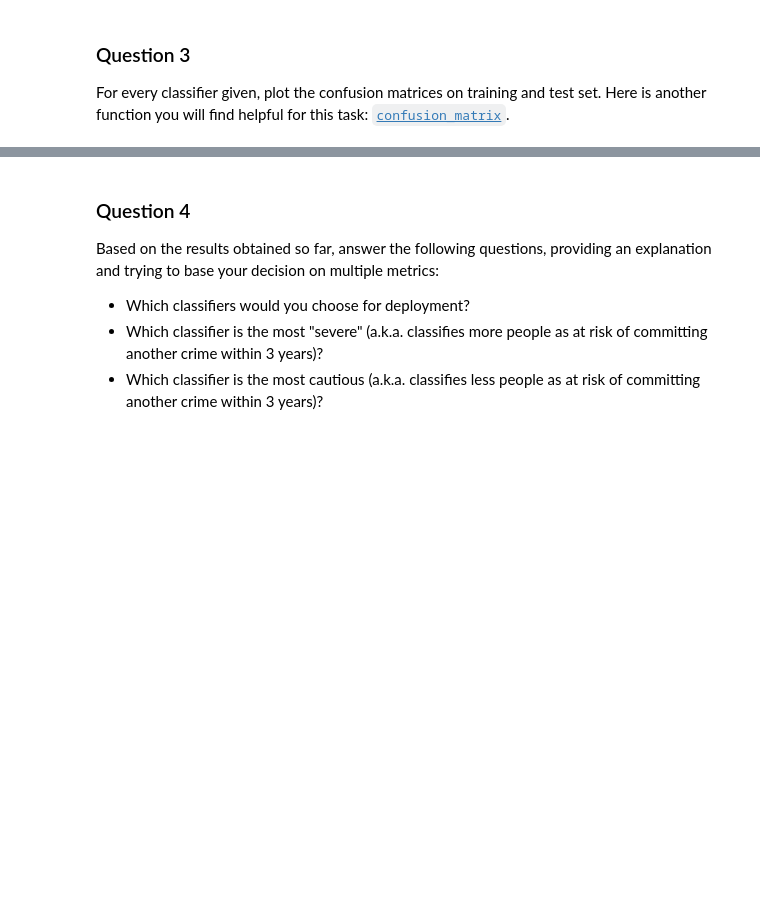
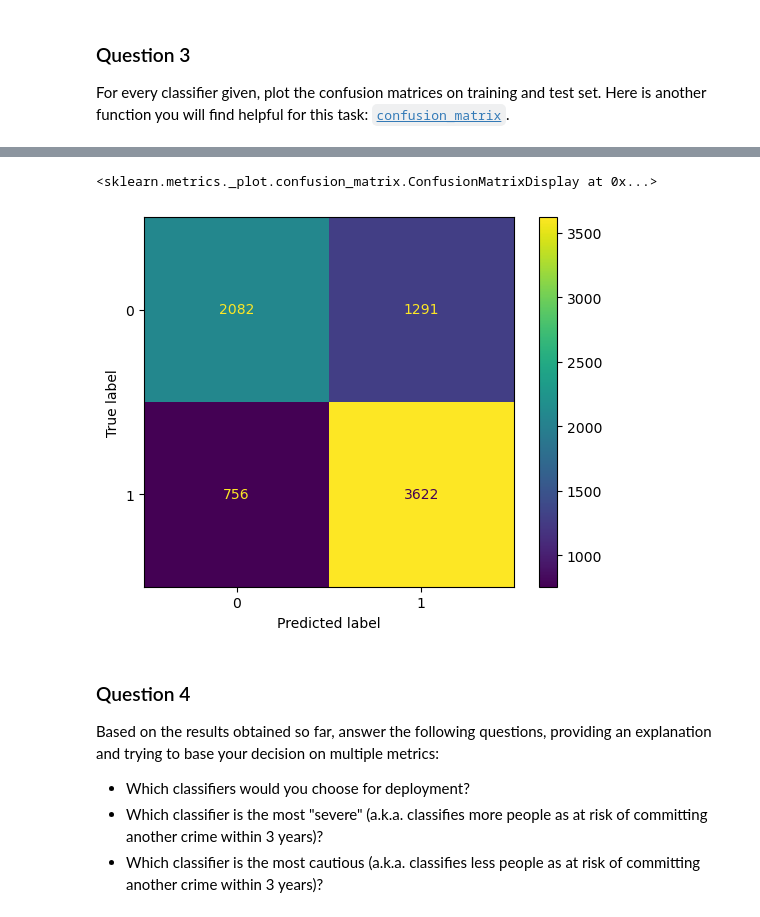
Before and after one commit to wsl0917/DSCI430_module2_assignment, a Jupyter notebook: Module 3 assignment-1.ipynb, the cells around one changed output, grey strips where cells are left out. Drawn from its saved outputs; the diff is of its cells as text; code cells hidden in the pictures; blank space fills up the shorter version.

```diff
--- a/Module 3 assignment-1.ipynb
+++ b/Module 3 assignment-1.ipynb
@@ -202,3 +235,12 @@ For every classifier given, plot the confusion matrices on training and test set
+# %%
+#confusion matrices of xgboost_model
+
+cm_xgboost=confusion_matrix(y_test, xgboost_model.predict(X_test))
+
+ConfusionMatrixDisplay(cm_xgboost).plot()
+# %% [output]
+<sklearn.metrics._plot.confusion_matrix.ConfusionMatrixDisplay at 0x...>
+[figure, added]
 # %% [markdown]
 ### Question 4
 
```
Also changed, not shown: parts of 7 cells of this notebook.
